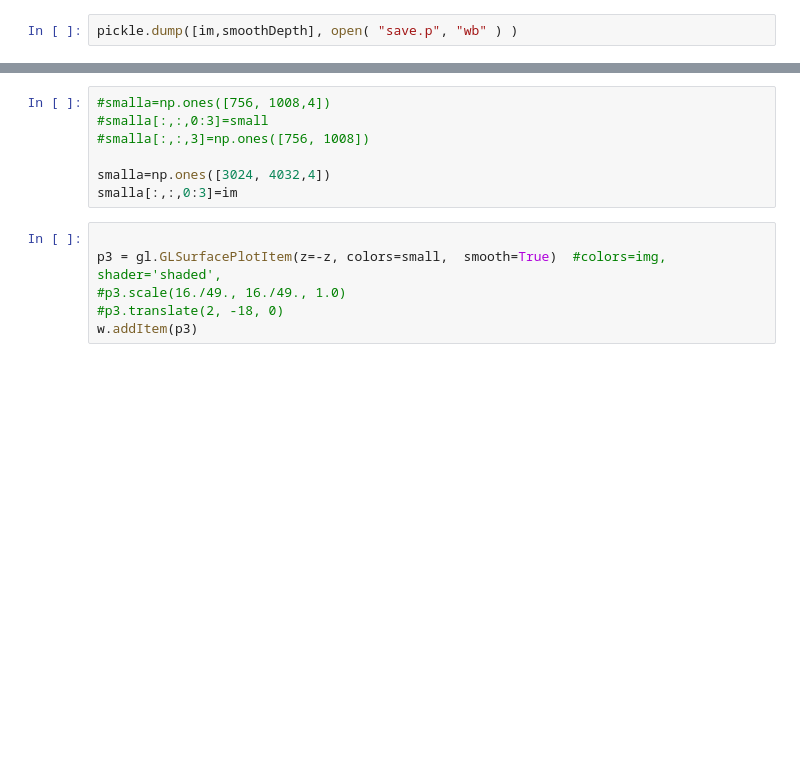
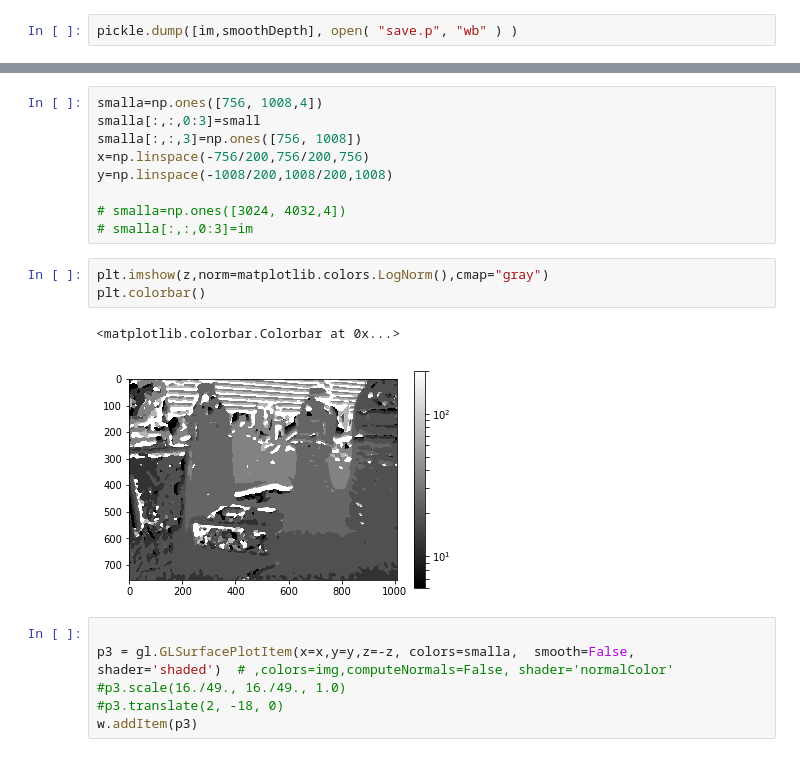
Before and after one commit to rmr1012/FociMap, a Jupyter notebook: stitch/stitch.ipynb, the cells around one changed output, grey strips where cells are left out. Drawn from its saved outputs; the diff is of its cells as text; blank space fills up the shorter version.

```diff
--- a/stitch/stitch.ipynb
+++ b/stitch/stitch.ipynb
@@ -181,13 +187,21 @@ ModuleNotFoundError: No module named 'OpenGL'
 # %%
-#smalla=np.ones([756, 1008,4])
-#smalla[:,:,0:3]=small
-#smalla[:,:,3]=np.ones([756, 1008])
+smalla=np.ones([756, 1008,4])
+smalla[:,:,0:3]=small
+smalla[:,:,3]=np.ones([756, 1008])
+x=np.linspace(-756/200,756/200,756)
+y=np.linspace(-1008/200,1008/200,1008)
 
-smalla=np.ones([3024, 4032,4])
-smalla[:,:,0:3]=im
+# smalla=np.ones([3024, 4032,4])
+# smalla[:,:,0:3]=im
+# %%
+plt.imshow(z,norm=matplotlib.colors.LogNorm(),cmap="gray")
+plt.colorbar()
+# %% [output]
+<matplotlib.colorbar.Colorbar at 0x...>
+[figure, added]
 # %%
 
-p3 = gl.GLSurfacePlotItem(z=-z, colors=small,  smooth=True)  #colors=img, shader='shaded',
+p3 = gl.GLSurfacePlotItem(x=x,y=y,z=-z, colors=smalla,  smooth=False, shader='shaded')  # ,colors=img,computeNormals=False, shader='normalColor'
 #p3.scale(16./49., 16./49., 1.0)
 #p3.translate(2, -18, 0)
 w.addItem(p3)
```
Also changed, not shown: parts of 11 cells of this notebook, 1 other file.
